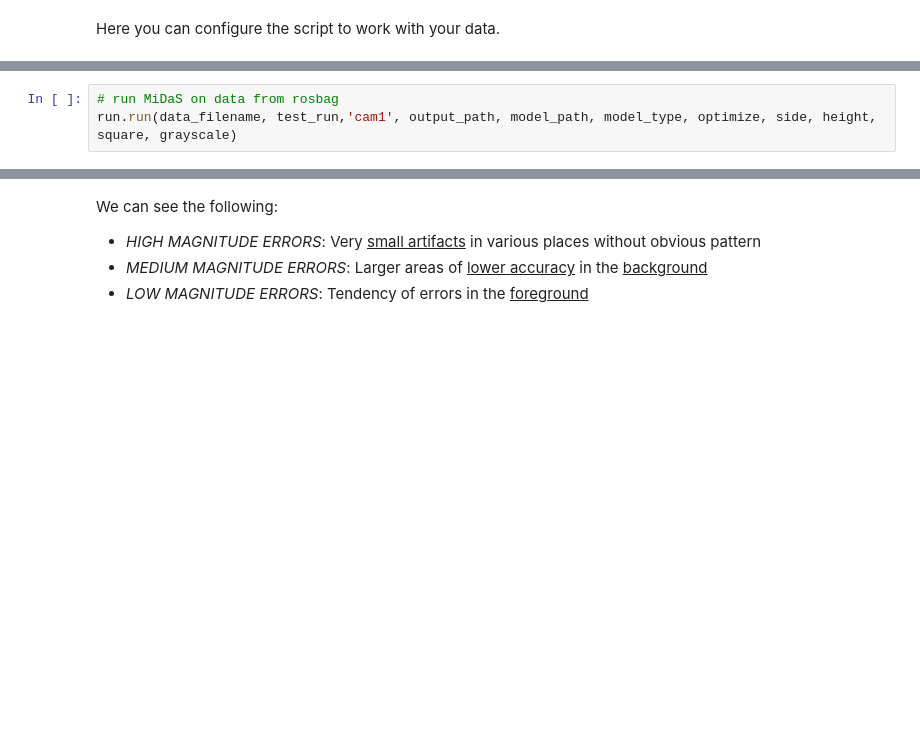
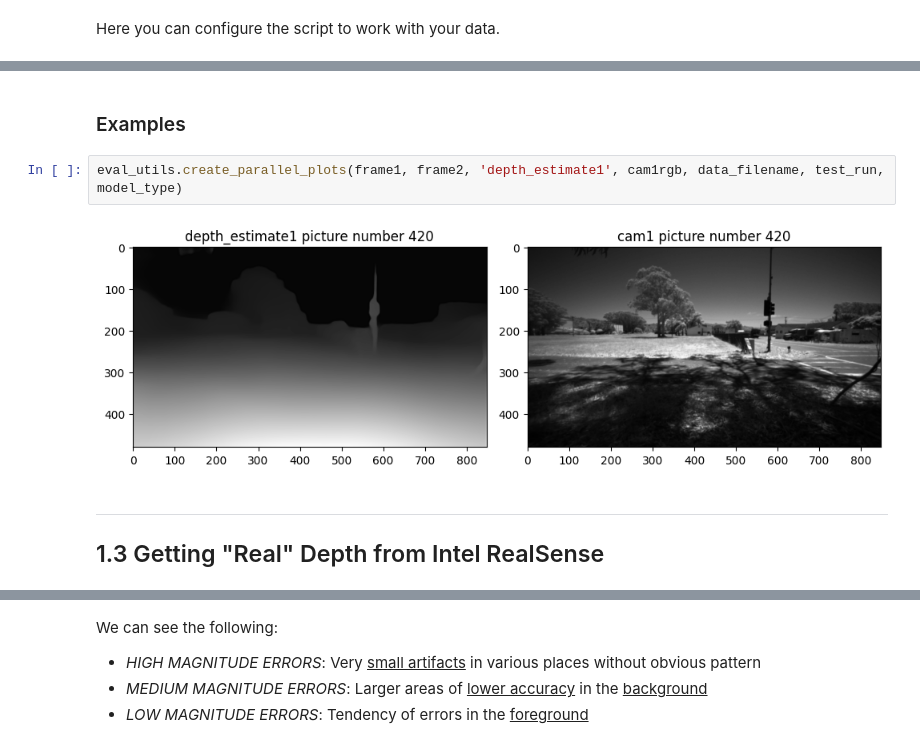
Before and after one commit to rwittmuess/Monocular_Depth_Estimation_Performance, a Jupyter notebook: eval_performance.ipynb, the cells around one changed output, grey strips where cells are left out. Drawn from its saved outputs; the diff is of its cells as text; blank space fills up the shorter version.

```diff
--- a/eval_performance.ipynb
+++ b/eval_performance.ipynb
@@ -163,3 +17,0 @@ plt.show()
-# %%
-# run MiDaS on data from rosbag
-run.run(data_filename, test_run,'cam1', output_path, model_path, model_type, optimize, side, height, square, grayscale)
@@ -277,0 +107,9 @@ plt.show()
+# %% [markdown]
+### Examples
+# %%
+eval_utils.create_parallel_plots(frame1, frame2, 'depth_estimate1', cam1rgb, data_filename, test_run, model_type)
+# %% [output]
+[figure, added]
+# %% [markdown]
+---
+## 1.3 Getting "Real" Depth from Intel RealSense
```
Also changed, not shown: parts of 53 cells of this notebook.
